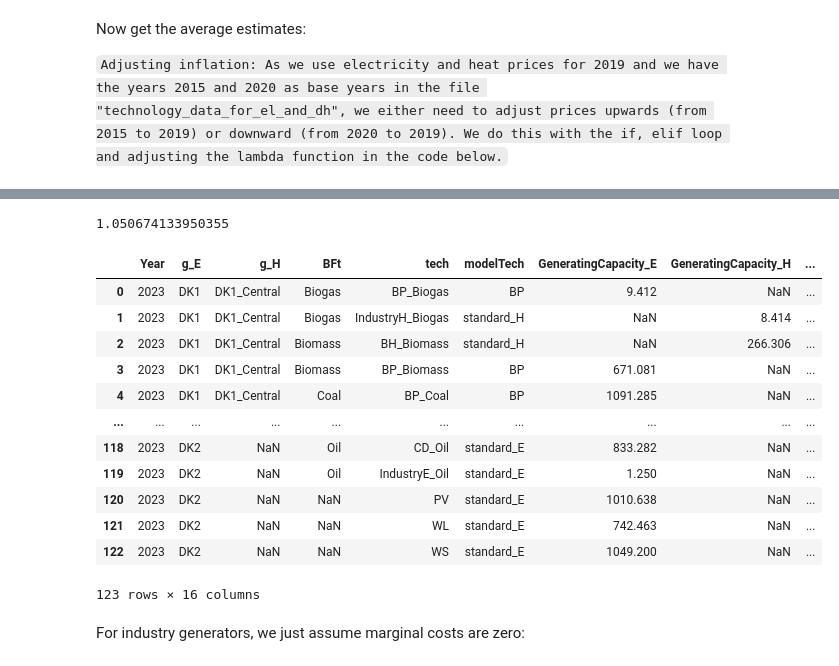
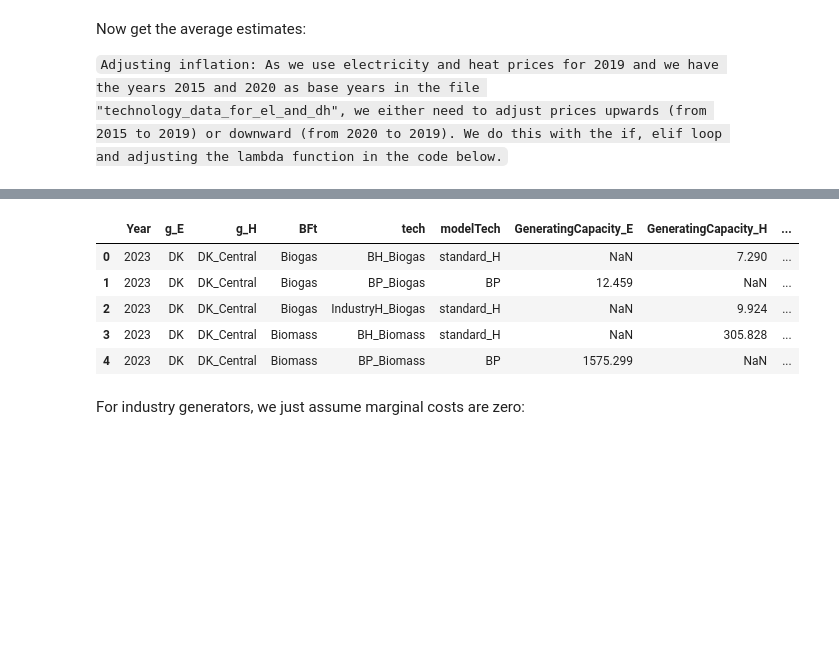
Before and after one commit to marcherger/EnergyEconGroupWork, a Jupyter notebook: DownloadDataForDK/D_MakeModelData.ipynb, the cells around one changed output, grey strips where cells are left out. Saved outputs shown, nothing was run; the diff lists cells and outputs as text; code cells hidden in the pictures; blank space fills up the shorter version.

Commit message:
finalised constructing data with aggregating

```diff
--- a/DownloadDataForDK/D_MakeModelData.ipynb
+++ b/DownloadDataForDK/D_MakeModelData.ipynb
@@ -93,9 +90,9 @@ Unstack:
 Make marginal willing to pay:
 # %%
 # Remove DK to DK connections:
-idx = (df_prices['g_E'].str.find('DK')!=-1) & (df_prices['g_EE'].str.find('DK')!=-1)
-MWP_E = df_prices[~idx].replace({'g_E':{x:'c_'+x for x in df_prices['g_E']}})
+#idx = (df_prices['g_E'].str.find('DK')!=-1) & (df_prices['g_EE'].str.find('DK')!=-1)
+#MWP_E = df_prices[~idx].replace({'g_E':{x:'c_'+x for x in df_prices['g_E']}})
 
 # Make labels:
-MWP_E['c_E'] = [g_EE+'_ExportTo_'+g_E for g_EE,g_E in zip(MWP_E['g_EE'],MWP_E['g_E'].str.replace('c_',''))]
-MWP_E = MWP_E.set_index(['c_E','h'])['SpotPrice_€/MWh'].rename('MWP_E').unstack('c_E').rename_axis(None,axis=1)
+#MWP_E['c_E'] = [g_EE+'_ExportTo_'+g_E for g_EE,g_E in zip(MWP_E['g_EE'],MWP_E['g_E'].str.replace('c_',''))]
+#MWP_E = MWP_E.set_index(['c_E','h'])['SpotPrice_€/MWh'].rename('MWP_E').unstack('c_E').rename_axis(None,axis=1)
@@ -123,7 +122,7 @@ MWP_E.head()
 # %% [markdown]
 Get supply:
 # %%
-df_supply = pd.read_pickle(os.path.join(data_dir,'IntermittentSupply_DK1DK2_2019')).replace({'hvt':{'Solar':'PV','WindOffshore':'WS','WindOnshore':'WL'}})
+df_supply = pd.read_pickle(os.path.join(data_dir,'IntermittentSupply_DK_2019')).replace({'hvt':{'Solar':'PV','WindOffshore':'WS','WindOnshore':'WL'}})
 # %% [markdown]
 Estimate hourly variation in supply:
 # %%
@@ -131,7 +130,7 @@ d_y = {}
 xvar, yvar = ['intercept','Forecast_MWh'], 'Actual_MWh'
 nan_idx = df_supply[xvar[1:]+[yvar]].isna().any(axis=1)
 g2hvt = df_supply[['g_E','hvt']].drop_duplicates()
-g2hvt['label'] = ['_'.join([hvt,str(y)]) if g2hvt.groupby('hvt').size()[hvt]>1 else hvt for hvt,y in zip(g2hvt['hvt'],g2hvt['g_E'])]
+g2hvt['label'] = ['_'.join([hvt,y]) for hvt,y in zip(g2hvt['hvt'],g2hvt['g_E'])]
 for g,hvt,hvt_label in g2hvt.itertuples(index=False):
     # Subset data
     ghvt_idx = (df_supply['hvt']==hvt) & (df_supply['g_E']==g)
@@ -469,4 +434,4 @@ lineVariation = df_TCap.loc[idx_DK,['g_E','g_EE','h','CapVariation']].rename(col
 # %% [markdown]
 Electricity generators from Danish Energy Agency:
 # %%
-GeneratingCapacity_E = df_plant.set_index('id')['GeneratingCapacity_E'].dropna()
+GeneratingCapacity_E = df_plant.set_index('id')['GeneratingCapacity_E'].dropna().reset_index()
@@ -629,7 +605,3 @@ df_plant
-# %%
-π[range(int(2015 + 1), 2023)].cumprod()[2019]
-# %% [output]
-1.050674133950355
 # %%
 FOM_tmp = [x for x in df_tc['par'] if x.find('Fixed O&M (*total)')!=-1]
 for tech in tech2technology.keys():
@@ -655,22 +627,15 @@ for tech in tech2technology.keys():
             val = 0
         df_plant.loc[idx_plant,var] = val
 # %%
-# Check FOMs with inflation adjustment
-df_plant
+# Check OtherMC/FOM with inflation adjustment
+df_plant.head()
 # %% [output]
 |  | Year | g_E | g_H | BFt | tech | modelTech | GeneratingCapacity_E | GeneratingCapacity_H | ... |
-| 0 | 2023 | DK1 | DK1_Central | Biogas | BP_Biogas | BP | 9.412 | NaN | ... |
-| 1 | 2023 | DK1 | DK1_Central | Biogas | IndustryH_Biogas | standard_H | NaN | 8.414 | ... |
-| 2 | 2023 | DK1 | DK1_Central | Biomass | BH_Biomass | standard_H | NaN | 266.306 | ... |
-| 3 | 2023 | DK1 | DK1_Central | Biomass | BP_Biomass | BP | 671.081 | NaN | ... |
-| 4 | 2023 | DK1 | DK1_Central | Coal | BP_Coal | BP | 1091.285 | NaN | ... |
-| ... | ... | ... | ... | ... | ... | ... | ... | ... | ... |
-| 118 | 2023 | DK2 | NaN | Oil | CD_Oil | standard_E | 833.282 | NaN | ... |
-| 119 | 2023 | DK2 | NaN | Oil | IndustryE_Oil | standard_E | 1.250 | NaN | ... |
-| 120 | 2023 | DK2 | NaN | NaN | PV | standard_E | 1010.638 | NaN | ... |
-| 121 | 2023 | DK2 | NaN | NaN | WL | standard_E | 742.463 | NaN | ... |
-| 122 | 2023 | DK2 | NaN | NaN | WS | standard_E | 1049.200 | NaN | ... |
+| 0 | 2023 | DK | DK_Central | Biogas | BH_Biogas | standard_H | NaN | 7.290 | ... |
+| 1 | 2023 | DK | DK_Central | Biogas | BP_Biogas | BP | 12.459 | NaN | ... |
+| 2 | 2023 | DK | DK_Central | Biogas | IndustryH_Biogas | standard_H | NaN | 9.924 | ... |
+| 3 | 2023 | DK | DK_Central | Biomass | BH_Biomass | standard_H | NaN | 305.828 | ... |
+| 4 | 2023 | DK | DK_Central | Biomass | BP_Biomass | BP | 1575.299 | NaN | ... |
-123 rows × 16 columns
 # %% [markdown]
 For industry generators, we just assume marginal costs are zero:
 # %%
```
Also changed, not shown: parts of 67 cells of this notebook, 38 other files.
